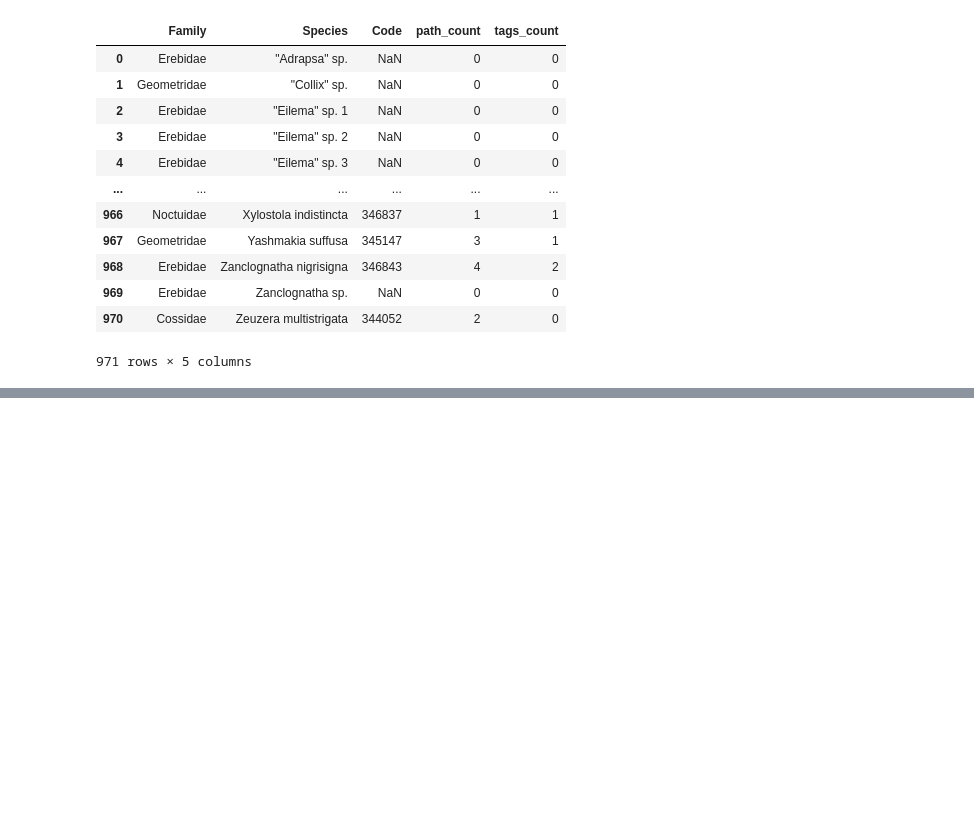
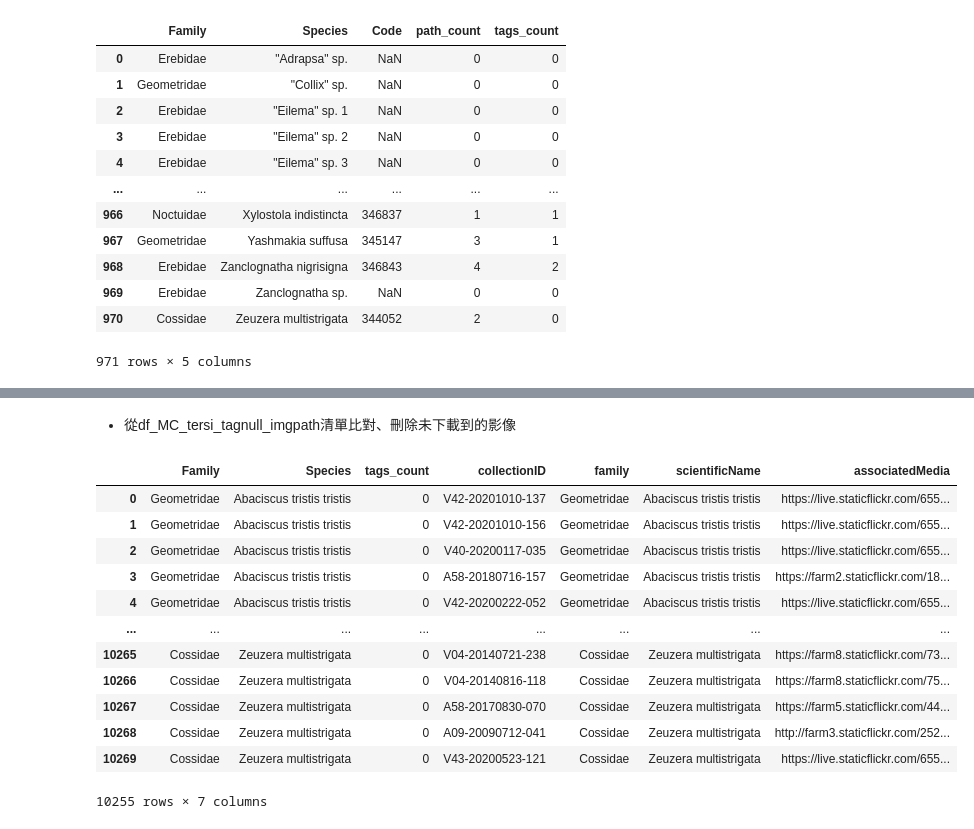
Before and after one commit to YunghuiHsu/Moth_Project, a Jupyter notebook: Moth_thermal/data/dearlep_img_species/check_MC.ipynb, the cells around one changed output, grey strips where cells are left out. Saved outputs shown, nothing was run; the diff lists cells and outputs as text; code cells hidden in the pictures; blank space fills up the shorter version.

```diff
--- a/Moth_thermal/data/dearlep_img_species/check_MC.ipynb
+++ b/Moth_thermal/data/dearlep_img_species/check_MC.ipynb
@@ -1250,0 +1358,13 @@ df_MC_tersi
+# %%
+# 檢視沒有下載到的影像id
+logging = pd.read_csv('meta/logging_MC_tersi_tagnull_imgpath_download_fail.txt',
+                      header=None,
+                      index_col=0,
+                      names=['id','path'])
+logging = logging.apply(lambda df : df.str.strip())
+# logging = (logging.merge(df_MC_tersi_tagnull_imgpath,
+#               left_on=['id'],
+#               right_on=['collectionID'],
+#               how='left')
+#            [['Family', 'Species', 'id', 'path']])
+logging
@@ -1250,0 +1388,22 @@ df_MC_tersi
+# %% [markdown]
+- 從df_MC_tersi_tagnull_imgpath清單比對、刪除未下載到的影像
+# %%
+#　從df_MC_tersi_tagnull_imgpath清單比對、刪除未下載到的影像
+index_deleted = logging.index.values
+index_deleted
+df_MC_tersi_tagnull_imgpath_ = df_MC_tersi_tagnull_imgpath.drop(index=index_deleted)
+df_MC_tersi_tagnull_imgpath_
+# %% [output]
+|  | Family | Species | tags_count | collectionID | family | scientificName | associatedMedia |
+| 0 | Geometridae | Abaciscus tristis tristis | 0 | V42-20201010-137 | Geometridae | Abaciscus tristis tristis | https://live.staticflickr.com/655... |
+| 1 | Geometridae | Abaciscus tristis tristis | 0 | V42-20201010-156 | Geometridae | Abaciscus tristis tristis | https://live.staticflickr.com/655... |
+| 2 | Geometridae | Abaciscus tristis tristis | 0 | V40-20200117-035 | Geometridae | Abaciscus tristis tristis | https://live.staticflickr.com/655... |
+| 3 | Geometridae | Abaciscus tristis tristis | 0 | A58-20180716-157 | Geometridae | Abaciscus tristis tristis | https://farm2.staticflickr.com/18... |
+| 4 | Geometridae | Abaciscus tristis tristis | 0 | V42-20200222-052 | Geometridae | Abaciscus tristis tristis | https://live.staticflickr.com/655... |
+| ... | ... | ... | ... | ... | ... | ... | ... |
+| 10265 | Cossidae | Zeuzera multistrigata | 0 | V04-20140721-238 | Cossidae | Zeuzera multistrigata | https://farm8.staticflickr.com/73... |
+| 10266 | Cossidae | Zeuzera multistrigata | 0 | V04-20140816-118 | Cossidae | Zeuzera multistrigata | https://farm8.staticflickr.com/75... |
+| 10267 | Cossidae | Zeuzera multistrigata | 0 | A58-20170830-070 | Cossidae | Zeuzera multistrigata | https://farm5.staticflickr.com/44... |
+| 10268 | Cossidae | Zeuzera multistrigata | 0 | A09-20090712-041 | Cossidae | Zeuzera multistrigata | http://farm3.staticflickr.com/252... |
+| 10269 | Cossidae | Zeuzera multistrigata | 0 | V43-20200523-121 | Cossidae | Zeuzera multistrigata | https://live.staticflickr.com/655... |
+10255 rows × 7 columns
```
Also changed, not shown: parts of 15 cells of this notebook, 2 other files.
